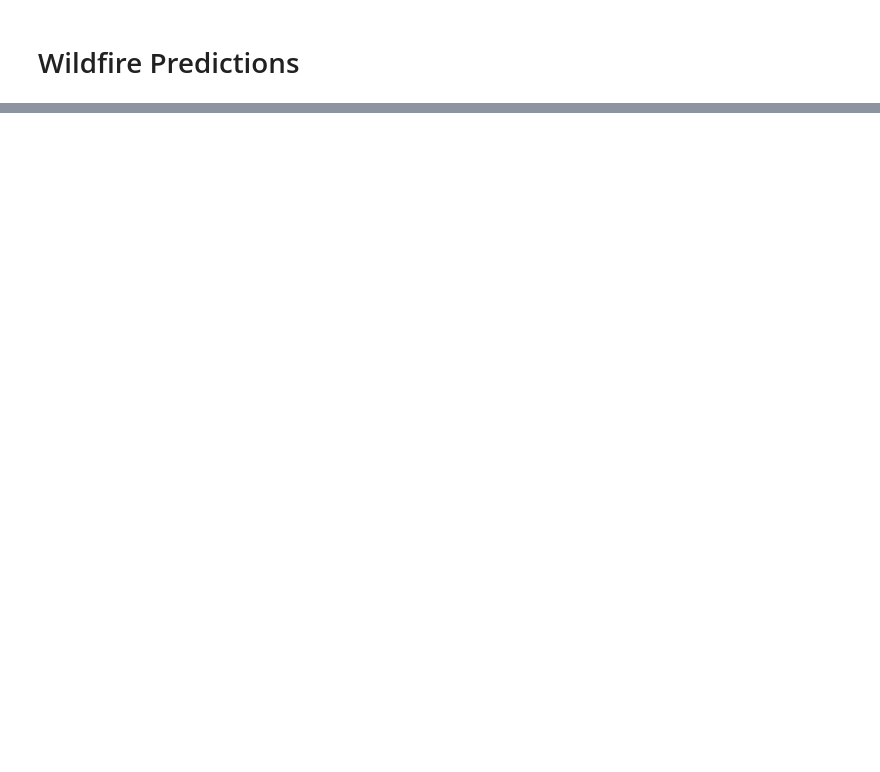
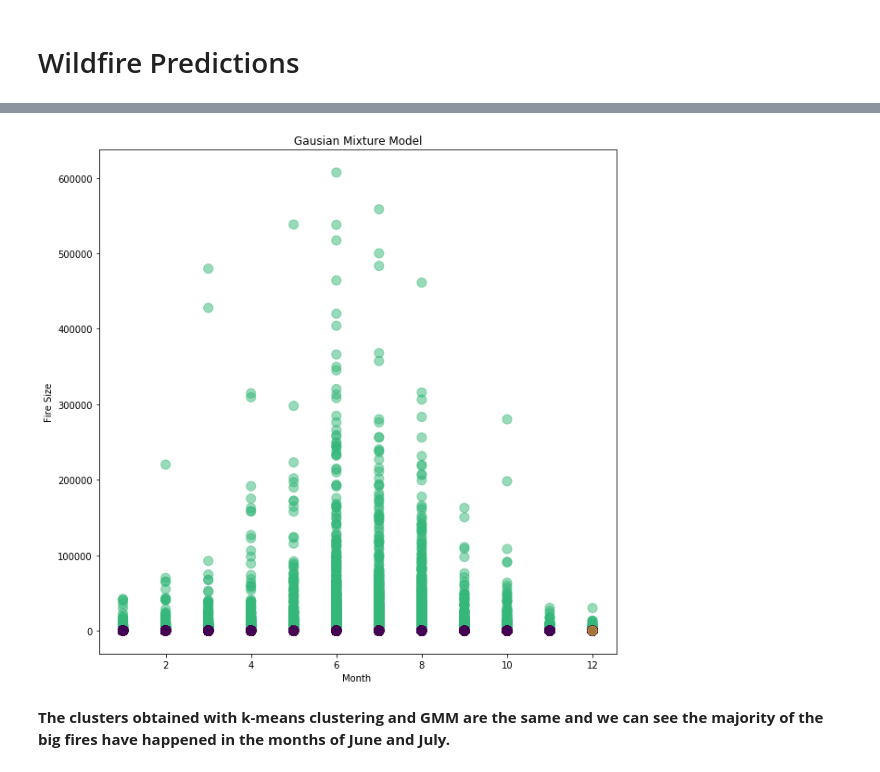
Before and after one commit to chettkulkarni/MachineLearning, a Jupyter notebook: Assignment_GMM.ipynb, the cells around one changed output, grey strips where cells are left out. Drawn from its saved outputs; the diff is of its cells as text; code cells hidden in the pictures; blank space fills up the shorter version.

```diff
--- a/Assignment_GMM.ipynb
+++ b/Assignment_GMM.ipynb
@@ -157,0 +53,3 @@ plt.scatter(df2.STATE,df2.FIRE_SIZE, c=labels, s=40, cmap='viridis');
+# %%
+#Creating a new data frame with required columns
+new_df = df[['FIRE_YEAR','STAT_CAUSE_DESCR','LATITUDE','LONGITUDE','STATE','DISCOVERY_DATE','FIRE_SIZE']].copy()
@@ -157,0 +66,4 @@ plt.scatter(df2.STATE,df2.FIRE_SIZE, c=labels, s=40, cmap='viridis');
+# %%
+#Converting the DISCOVERY_DATE field's Julian Date format in Gregorian dates
+new_df['DATE'] = pd.to_datetime(new_df['DISCOVERY_DATE'] - pd.Timestamp(0).to_julian_date(), unit='D')
+new_df.head() #check the data
@@ -157,0 +77,5 @@ plt.scatter(df2.STATE,df2.FIRE_SIZE, c=labels, s=40, cmap='viridis');
+# %%
+#Getting some additional data fields such as month and day of the week.
+new_df['MONTH'] = pd.DatetimeIndex(new_df['DATE']).month
+new_df['DAY_OF_WEEK'] = new_df['DATE'].dt.weekday_name
+new_df.head()
@@ -157,0 +89,16 @@ plt.scatter(df2.STATE,df2.FIRE_SIZE, c=labels, s=40, cmap='viridis');
+# %%
+#Applying GMM from scikit learn library on FIRE_SIZE and MONTH column
+gmm=GaussianMixture(n_components=4, covariance_type="spherical").fit(new_df[['MONTH','FIRE_SIZE']])
+labels = gmm.predict(new_df[['MONTH','FIRE_SIZE']])
+# %%
+#Plotting the clusters obtained
+plt.figure(figsize=(10,10))
+plt.scatter(new_df['MONTH'],new_df['FIRE_SIZE'], c=labels, s=100, alpha=0.5)
+plt.title('Gausian Mixture Model')
+plt.xlabel('Month ')
+plt.ylabel('Fire Size')
+plt.show()
+# %% [output]
+[figure, added]
+# %% [markdown]
+**The clusters obtained with k-means clustering and GMM are the same and we can see the majority of the big fires have happened in the months of June and July.**
```
Also changed, not shown: parts of 37 cells of this notebook.
